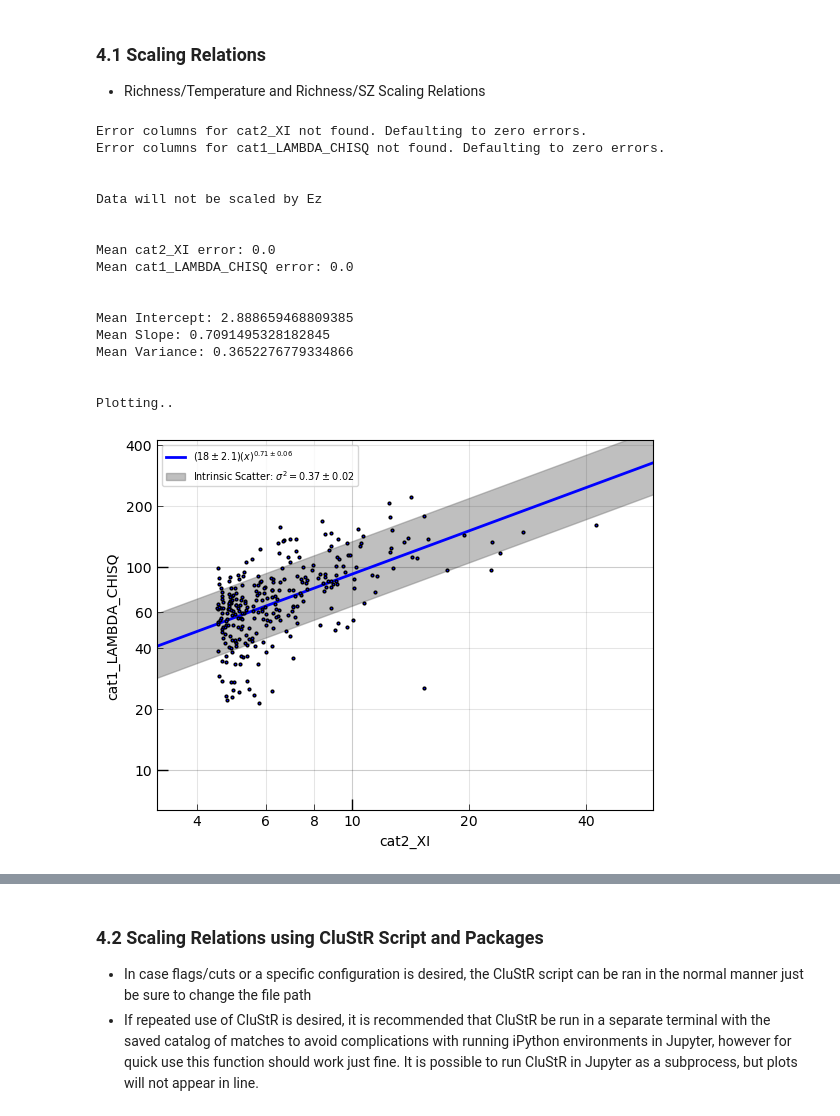
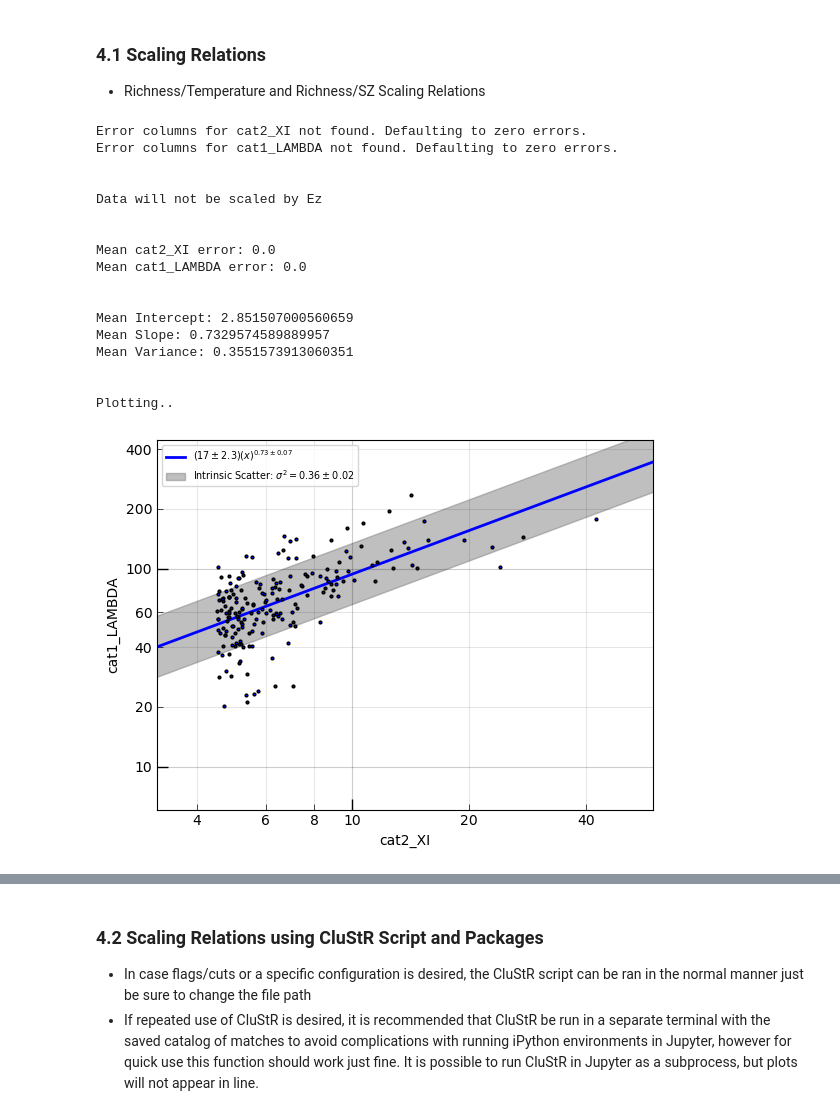
Before and after one commit to Jeltema-Group/cluster-validation, a Jupyter notebook: Cluster Validation Pipeline.ipynb, the cells around one changed output, grey strips where cells are left out. Saved outputs shown, nothing was run; the diff lists cells and outputs as text; code cells hidden in the pictures.

Commit message:
using Y1 DES redMaPPer for default input catalog

```diff
--- a/Cluster Validation Pipeline.ipynb
+++ b/Cluster Validation Pipeline.ipynb
@@ -418,7 +420,7 @@ Sampling 4 chains for 1_000 tune and 3_000 draw iterations (4_000 + 12_000 draws
 
 samples = np.vstack([variables_out[0][0][0], variables_out[0][0][1], variables_out[0][0][2]]).T
 figure = corner.corner(samples, levels=(0.68, 0.954), smooth = (0.16, 0.84), quantiles=(0.16, 0.84),color = '#5b9995', labels = [r"$\rho$", r"$\sigma$", r"$\tau$"], show_titles=False, plot_density=True,
-                       range = [(0.4, 1.0),(0,.08),(0, 0.6)]) #rho, sigma, tau
+                       range = [(0.4, 1.1),(0,.08),(0, 0.6)]) #rho, sigma, tau
 
 for ax in figure.get_axes():
         ax.tick_params(axis='both', labelsize=13)
@@ -751,26 +753,26 @@ def scaling_plots(x_col, y_col, matched_file_path):
     #if matched_file_path == match_file_path_xray:
         #plt.savefig('/Users/es/Desktop/research_data/cluster_validation/Richness_Temperature_Optical_Xray.png', dpi=500, format='png')
 # %%
-scaling_plots('cat2_XI', 'cat1_LAMBDA_CHISQ', match_file_path_sz)
+scaling_plots('cat2_XI', 'cat1_LAMBDA', match_file_path_sz)
 # %% [output]
 Error columns for cat2_XI not found. Defaulting to zero errors.
-Error columns for cat1_LAMBDA_CHISQ not found. Defaulting to zero errors.
+Error columns for cat1_LAMBDA not found. Defaulting to zero errors.
 
 
 Data will not be scaled by Ez
 
 
 Mean cat2_XI error: 0.0
-Mean cat1_LAMBDA_CHISQ error: 0.0
+Mean cat1_LAMBDA error: 0.0
 
 
-Mean Intercept: 2.888659468809385
-Mean Slope: 0.7091495328182845
-Mean Variance: 0.3652276779334866
+Mean Intercept: 2.851507000560659
+Mean Slope: 0.7329574589889957
+Mean Variance: 0.3551573913060351
 
 
 Plotting..
-[figure, old version]
+[figure, new version]
 # %%
 scaling_plots('lambda', 'r2500_temperature', match_file_path_xray)
 # %% [output]
```
Also changed, not shown: parts of 9 cells of this notebook.
